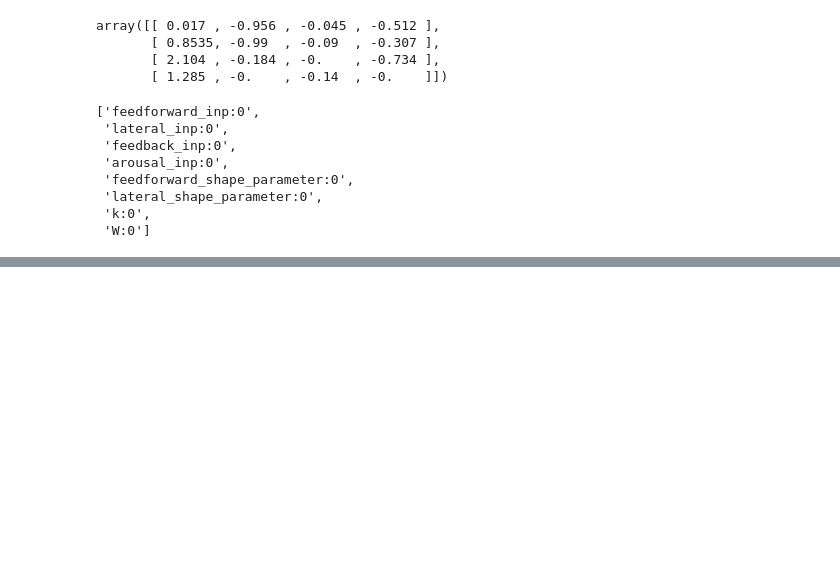
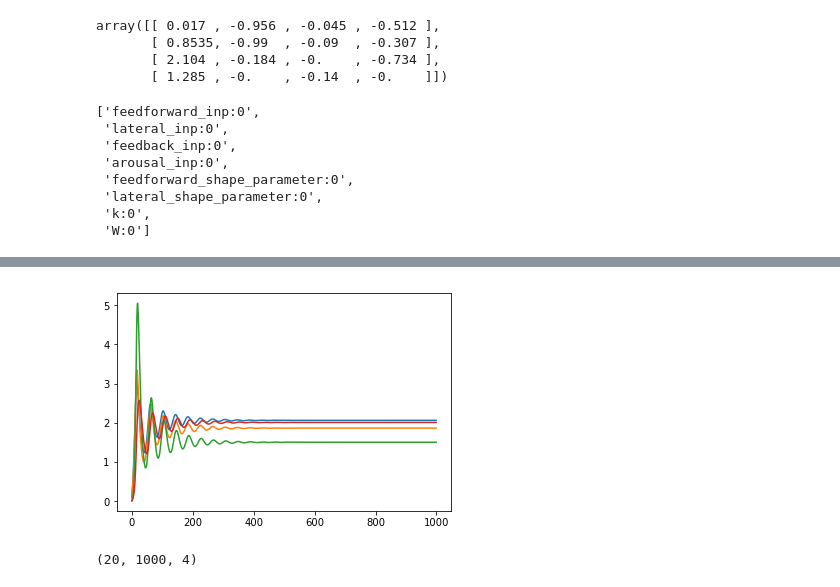
Before and after one commit to gbarello/CellTypeSSN, a Jupyter notebook: Basic_SSN_model.ipynb, the cells around one changed output, grey strips where cells are left out. Drawn from its saved outputs; the diff is of its cells as text; code cells hidden in the pictures; blank space fills up the shorter version.

```diff
--- a/Basic_SSN_model.ipynb
+++ b/Basic_SSN_model.ipynb
@@ -294,0 +287,10 @@ print(np.exp(parameters[-2]))
+# %%
+for k in range(4):
+    plt.plot(responses[3,:,k])
+plt.show()
+# %% [output]
+[figure, added]
+# %%
+print(responses.shape)
+# %% [output]
+(20, 1000, 4)
```
Also changed, not shown: parts of 7 cells of this notebook.
